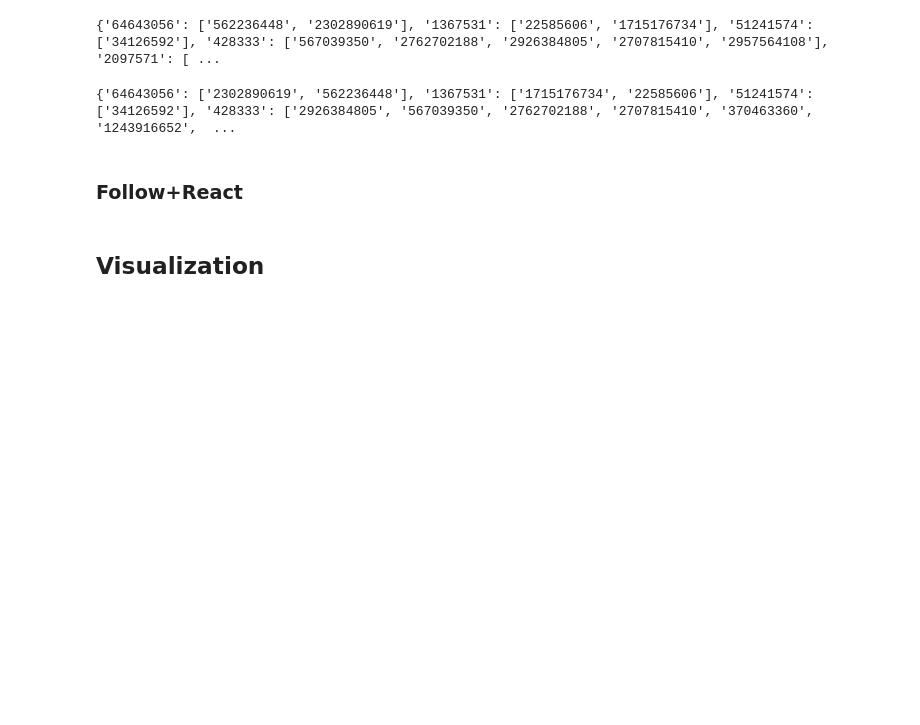
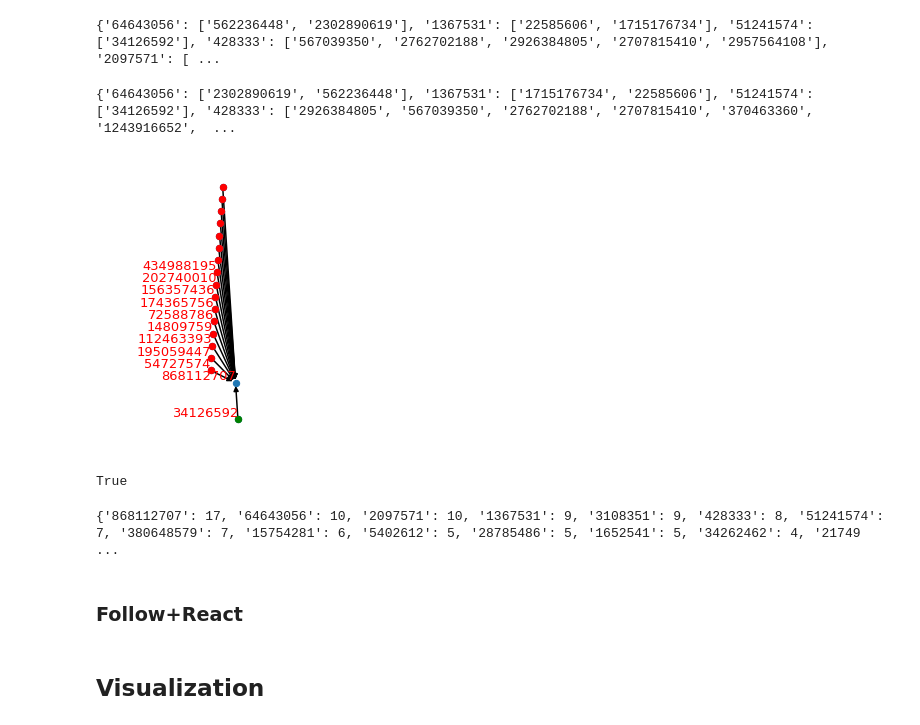
Before and after one commit to YuHung-Chiang/Network-Analysis, a Jupyter notebook: centrality/centrality.ipynb, the cells around one changed output. Saved outputs shown, nothing was run; the diff lists cells and outputs as text; code cells hidden in the pictures; blank space fills up the shorter version.

```diff
--- a/centrality/centrality.ipynb
+++ b/centrality/centrality.ipynb
@@ -43,7 +43,7 @@ G = ch.makeDiGraph(node_relations,communities)
 with open("/Users/yu-hung/Downloads/pheme-rumour-scheme-dataset/who_reacted_by_whom.json") as file:
     node_relations = json.load(file)
 
-with open("/Users/yu-hung/Downloads/pheme-rumour-scheme-dataset/community_detection/follow/with_bridges.json") as file:
+with open("/Users/yu-hung/Downloads/pheme-rumour-scheme-dataset/community_detection/react/communities.json") as file:
     communities = json.load(file)
 
 R_G = ch.makeDiGraph(node_relations,communities)
@@ -307,6 +307,73 @@ for n in bridges:
 print(reachable)
 # %% [output]
 {'64643056': ['2302890619', '562236448'], '1367531': ['1715176734', '22585606'], '51241574': ['34126592'], '428333': ['2926384805', '567039350', '2762702188', '2707815410', '370463360', '1243916652',  ...
+# %%
+# labels = {}
+# nodes = []
+# other = []
+# for x,y in R_G.nodes(data=True):
+#     if y["at"] == "bridges":
+#         nodes.append(x)
+#         labels[x] = x
+#     if y["at"] == "non_rumours":
+#         nodes.append(x)
+#         other.append(x)
+
+nodes = []
+length = nx.single_source_shortest_path_length(R_G.reverse(copy=True), "868112707")
+reactors = [node for node in length]
+nodes.extend(reactors)
+
+length = nx.single_source_shortest_path_length(R_G.reverse(copy=True), "34126592")
+reactors = [node for node in length]
+nodes.extend(reactors)
+
+hubs = ["54727574" ,"195059447" ,"112463393", "14809759" ,"72588786","174365756","156357436","202740010","434988195"]
+# ["34126592"]
+
+subGraph = R_G.subgraph(nodes)
+# subGraph = subGraph.reverse(copy=True)
+bridges = []
+rumours = []
+nonrumours = []
+labels = {}
+for x,y in subGraph.nodes(data=True):
+    if y["at"] == "bridges":
+        bridges.append(x)
+        labels[x] = x
+    if y["at"] == "non_rumours":
+        nonrumours.append(x)
+        labels[x] = x
+    if y["at"] == "rumours":
+        if (x == "868112707"): print(True)
+        rumours.append(x)
+        if x in hubs: labels[x] = x
+
+
+# subGraph = R_G.subgraph(nodes)
+# pos = nx.spring_layout(R_G, k=0.8)
+# pos = nx.planar_layout(R_G)
+pos = nx.planar_layout(R_G)
+
+ch.visualize(subGraph,pos,labels,None,40,"bottom","right")
+nx.draw_networkx_nodes(subGraph,pos,node_size=40,nodelist=nonrumours, node_color="green")
+nx.draw_networkx_nodes(subGraph,pos,node_size=40,nodelist=rumours, node_color="red")
+# nx.draw_networkx_nodes(subGraph,pos,node_size=40,nodelist=["54727574", "195059447", "112463393","14809759"], node_color="red")
+
+plt.show()
+# %% [output]
+[figure, added]
+# %%
+print("868112707" in rumours)
+# %% [output]
+True
+# %%
+inDeg = R_G.in_degree()
+inDict = {x:y for x,y in inDeg if y>0}
+inDict = dict(sorted(inDict.items(), key=lambda item: item[1],reverse=True))
+print(inDict)
+# %% [output]
+{'868112707': 17, '64643056': 10, '2097571': 10, '1367531': 9, '3108351': 9, '428333': 8, '51241574': 7, '380648579': 7, '15754281': 6, '5402612': 5, '28785486': 5, '1652541': 5, '34262462': 4, '21749 ...
 # %% [markdown]
 ### Follow+React
 # %%
```
Also changed, not shown: parts of 6 cells of this notebook, 30 other files.
